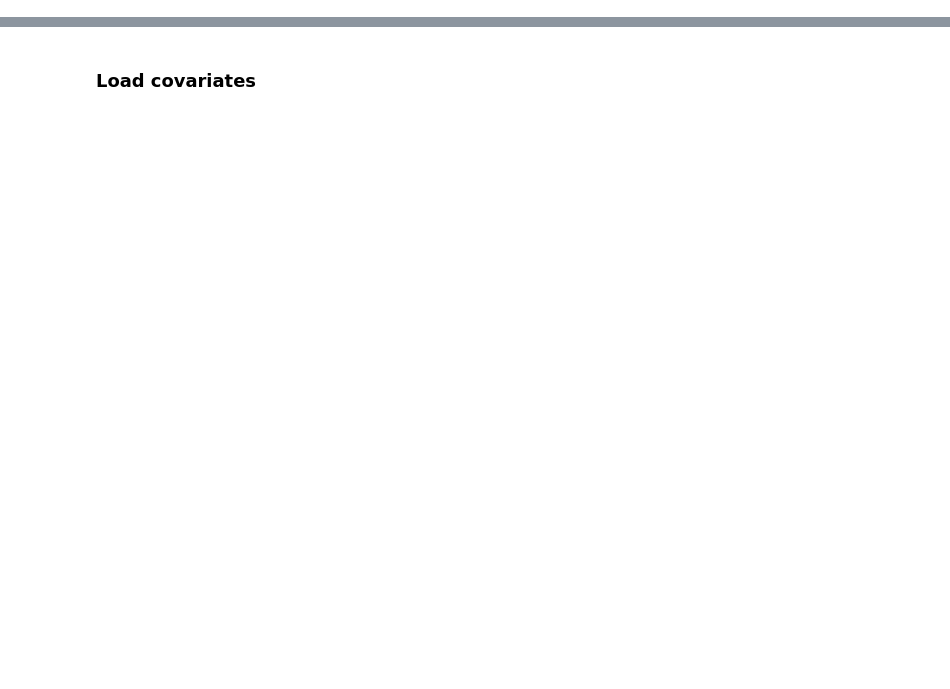
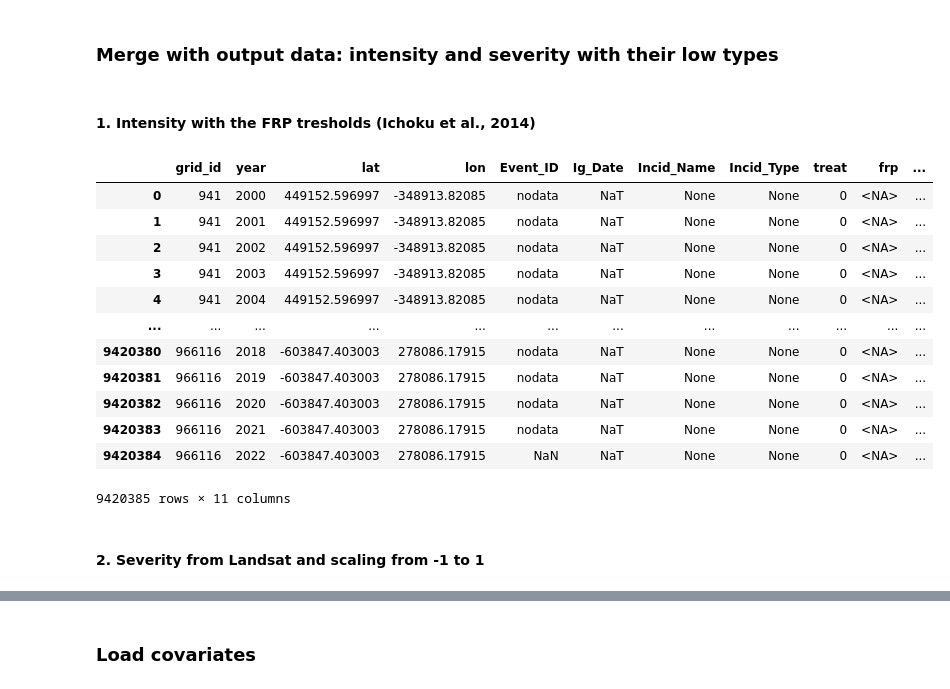
Before and after one commit to echolab-stanford/prescribed_fires, a Jupyter notebook: analysis/weighting.ipynb, the cells around one changed output, grey strips where cells are left out. Saved outputs shown, nothing was run; the diff lists cells and outputs as text; code cells hidden in the pictures; blank space fills up the shorter version.

```diff
--- a/analysis/weighting.ipynb
+++ b/analysis/weighting.ipynb
@@ -26,0 +72,50 @@ from src.run_balancing import run_balancing
+# %% [markdown]
+### Merge with output data: intensity and severity with their low types
+# %% [markdown]
+#### 1. Intensity with the FRP tresholds (Ichoku et al., 2014)
+# %%
+# Merge with FRP data
+# Just take wildfires, because we don't have prescribed fire severity data
+# We already remove them before, but we are being extra explicit here
+treatments = treatments[treatments.Incid_Type != "Prescribed Fire"]
+
+# Load intensity FRP data
+frp = pd.read_feather("/mnt/sherlock/oak/prescribed_data/processed/frp_concat.feather")
+frp["year"] = frp.time.dt.year
+frp_groupped = frp.groupby(["lat", "lon", "year"], as_index=False).frp.max()
+
+# Find the FRP class from the earliest fire per each grid using the
+# FRP threshold values (Ichoku et al. 2014):
+conditions = [
+    frp_groupped.frp < 100,
+    (frp_groupped.frp >= 100) & (frp_groupped.frp < 500),
+    (frp_groupped.frp >= 500) & (frp_groupped.frp < 1000),
+    (frp_groupped.frp >= 1000) & (frp_groupped.frp < 1500),
+    frp_groupped.frp >= 1500,
+]
+choices = [1, 2, 3, 4, 5]
+
+# Asigning FRP class to each fire
+frp_groupped["class_frp"] = np.select(conditions, choices, default=np.nan)
+
+# Merge with wildfires data
+treatments = treatments.merge(frp_groupped, on=["lat", "lon", "year"], how="left")
+treatments["class_frp"] = treatments["class_frp"].fillna(0)
+# %%
+treatments
+# %% [output]
+|  | grid_id | year | lat | lon | Event_ID | Ig_Date | Incid_Name | Incid_Type | treat | frp | ... |
+| 0 | 941 | 2000 | 449152.596997 | -348913.82085 | nodata | NaT | None | None | 0 | <NA> | ... |
+| 1 | 941 | 2001 | 449152.596997 | -348913.82085 | nodata | NaT | None | None | 0 | <NA> | ... |
+| 2 | 941 | 2002 | 449152.596997 | -348913.82085 | nodata | NaT | None | None | 0 | <NA> | ... |
+| 3 | 941 | 2003 | 449152.596997 | -348913.82085 | nodata | NaT | None | None | 0 | <NA> | ... |
+| 4 | 941 | 2004 | 449152.596997 | -348913.82085 | nodata | NaT | None | None | 0 | <NA> | ... |
+| ... | ... | ... | ... | ... | ... | ... | ... | ... | ... | ... | ... |
+| 9420380 | 966116 | 2018 | -603847.403003 | 278086.17915 | nodata | NaT | None | None | 0 | <NA> | ... |
+| 9420381 | 966116 | 2019 | -603847.403003 | 278086.17915 | nodata | NaT | None | None | 0 | <NA> | ... |
+| 9420382 | 966116 | 2020 | -603847.403003 | 278086.17915 | nodata | NaT | None | None | 0 | <NA> | ... |
+| 9420383 | 966116 | 2021 | -603847.403003 | 278086.17915 | nodata | NaT | None | None | 0 | <NA> | ... |
+| 9420384 | 966116 | 2022 | -603847.403003 | 278086.17915 | NaN | NaT | None | None | 0 | <NA> | ... |
+9420385 rows × 11 columns
+# %% [markdown]
+#### 2. Severity from Landsat and scaling from -1 to 1
```
Also changed, not shown: parts of 8 cells of this notebook, 1 other file.
